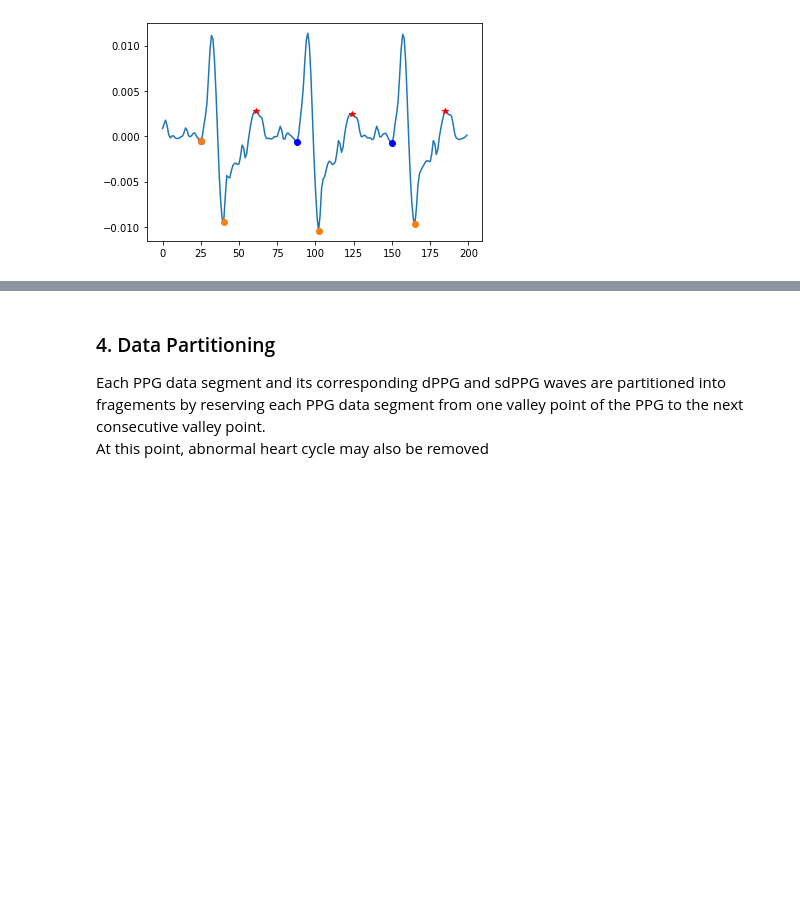
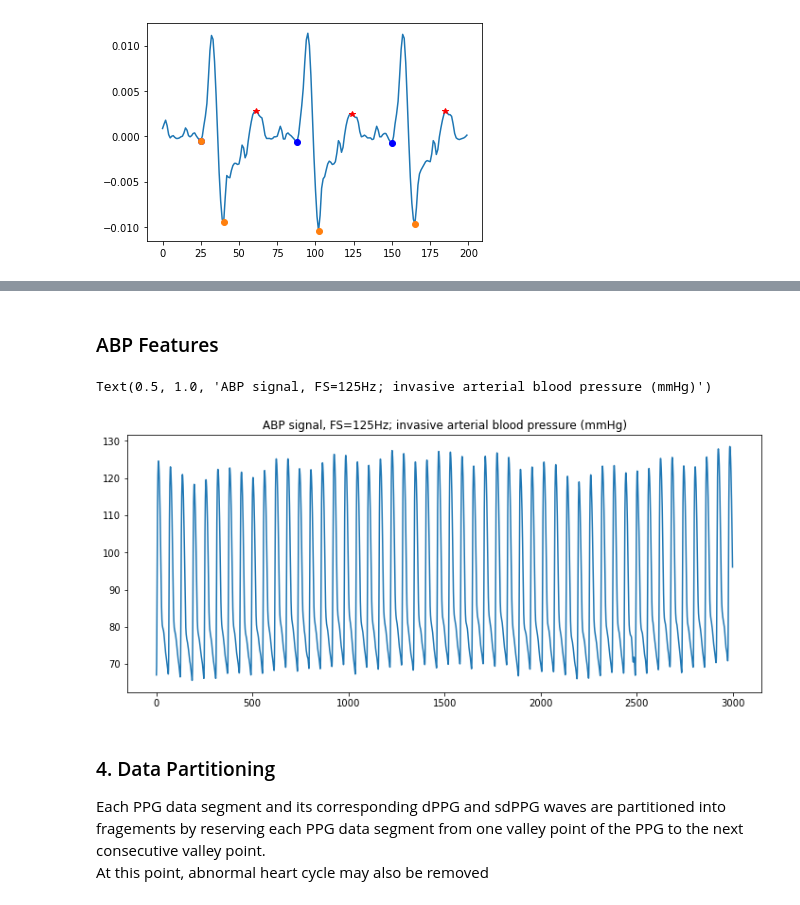
Before and after one commit to anr22156/VT_SeniorDesign, a Jupyter notebook: Algorithm_practice.ipynb, the cells around one changed output, grey strips where cells are left out. Saved outputs shown, nothing was run; the diff lists cells and outputs as text; code cells hidden in the pictures; blank space fills up the shorter version.

```diff
--- a/Algorithm_practice.ipynb
+++ b/Algorithm_practice.ipynb
@@ -311,0 +304,9 @@ plt.plot(dn[0][0:30],dn[1].get('peak_heights')[0:30],'ro')
+# %% [markdown]
+### ABP Features
+# %%
+plt.figure(figsize=(12,5))
+plt.plot(ABP[:3000])
+plt.title('ABP signal, FS=125Hz; invasive arterial blood pressure (mmHg)')
+# %% [output]
+Text(0.5, 1.0, 'ABP signal, FS=125Hz; invasive arterial blood pressure (mmHg)')
+[figure, added]
```
Also changed, not shown: parts of 79 cells of this notebook.
